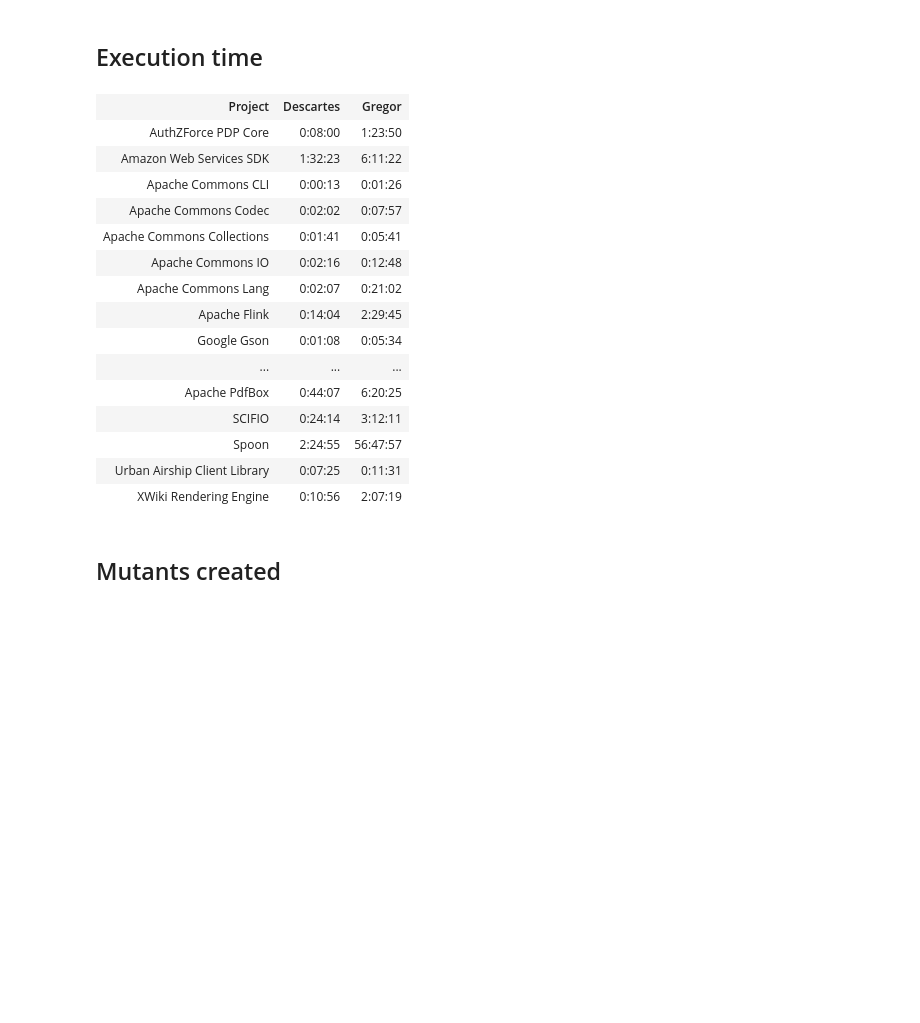
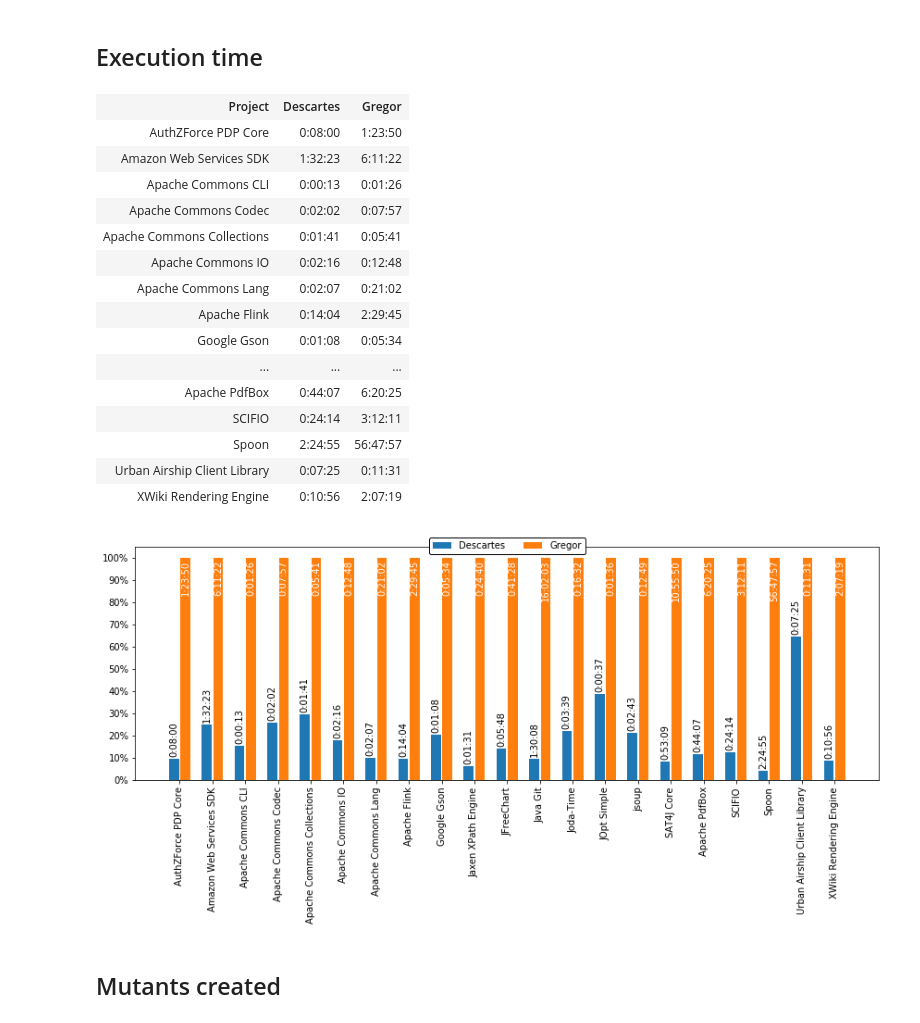
Before and after one commit to STAMP-project/descartes-experiments, a Jupyter notebook: scripts/project_stats.ipynb, the cells around one changed output. Saved outputs shown, nothing was run; the diff lists cells and outputs as text; code cells hidden in the pictures; blank space fills up the shorter version.

Commit message:
Plots showing mutants and time

```diff
--- a/scripts/project_stats.ipynb
+++ b/scripts/project_stats.ipynb
@@ -7,27 +8,29 @@ from project_stats import time_table, mutants_table
 from tables import IPythonTableBuilder
 # %%
-projects = [(p.name, p.descartes, p.gregor) for p in Project.available_projects()]
+projects = [(p.name, Record(p.descartes), Record(p.gregor)) for p in Project.available_projects()]
 # %% [markdown]
 ## Execution time
 # %%
 time_table(projects, IPythonTableBuilder)
+plot_times(projects)
 # %% [output]
 | Project | Descartes | Gregor |
 | AuthZForce PDP Core | 0:08:00 | 1:23:50 |
 | Amazon Web Services SDK | 1:32:23 | 6:11:22 |
 | Apache Commons CLI | 0:00:13 | 0:01:26 |
 | Apache Commons Codec | 0:02:02 | 0:07:57 |
 | Apache Commons Collections | 0:01:41 | 0:05:41 |
 | Apache Commons IO | 0:02:16 | 0:12:48 |
 | Apache Commons Lang | 0:02:07 | 0:21:02 |
 | Apache Flink | 0:14:04 | 2:29:45 |
 | Google Gson | 0:01:08 | 0:05:34 |
 | ... | ... | ... |
 | Apache PdfBox | 0:44:07 | 6:20:25 |
 | SCIFIO | 0:24:14 | 3:12:11 |
 | Spoon | 2:24:55 | 56:47:57 |
 | Urban Airship Client Library | 0:07:25 | 0:11:31 |
 | XWiki Rendering Engine | 0:10:56 | 2:07:19 |
+[figure, added]
 # %% [markdown]
 ## Mutants created
 # %%
```
Also changed, not shown: parts of 2 cells of this notebook, 1 other file.
